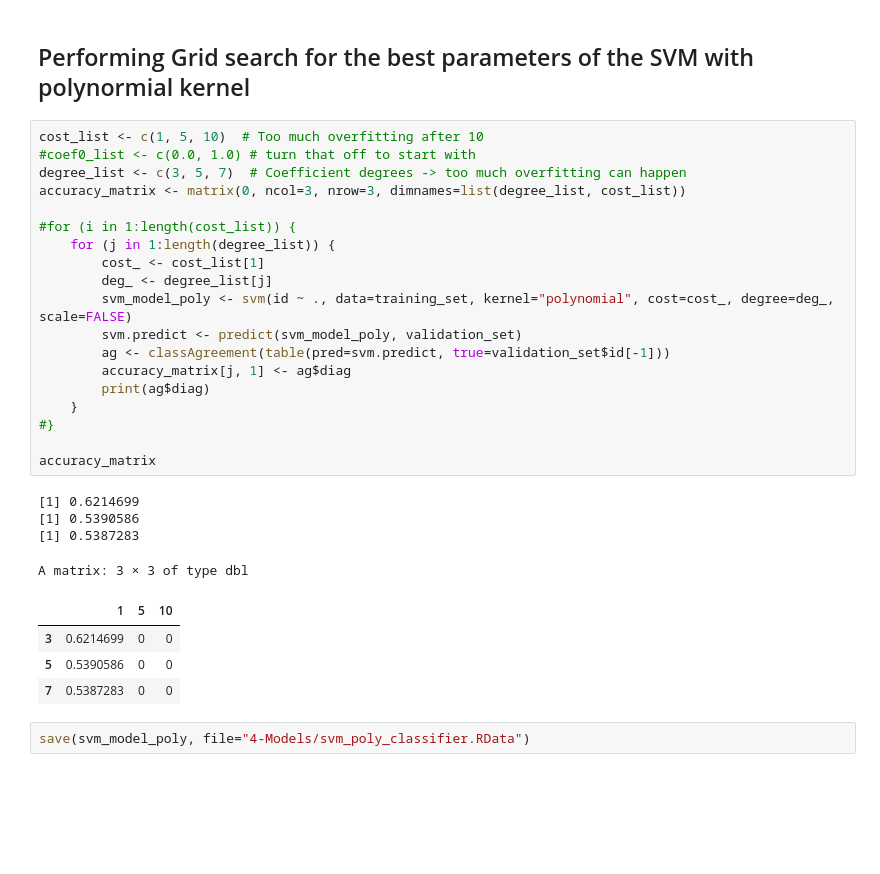
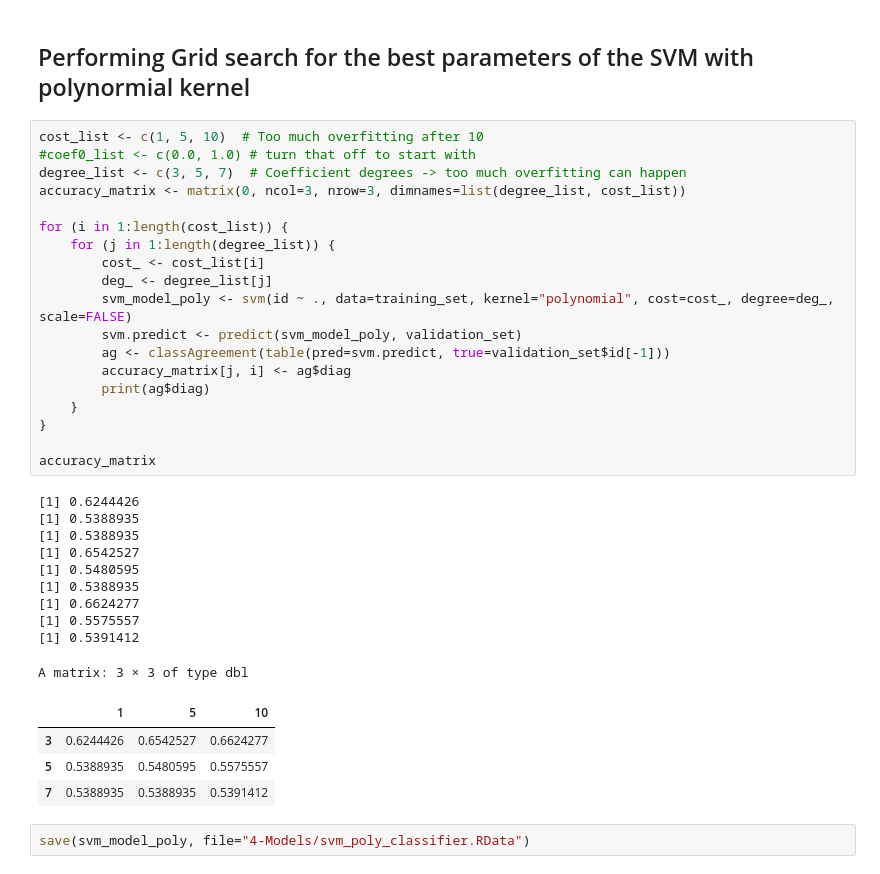
Before and after one commit to khookh/INFO-F-422-DrivenDataChallenge, a Jupyter notebook: Notebook/2.2-SVM.ipynb, the cells around one changed output. Saved outputs shown, nothing was run; the diff lists cells and outputs as text; blank space fills up the shorter version.

```diff
--- a/Notebook/2.2-SVM.ipynb
+++ b/Notebook/2.2-SVM.ipynb
@@ -157,30 +184,36 @@ Multiclass classification is now working, but only few instances are classifier
 # %%
 cost_list <- c(1, 5, 10)  # Too much overfitting after 10
 #coef0_list <- c(0.0, 1.0) # turn that off to start with
 degree_list <- c(3, 5, 7)  # Coefficient degrees -> too much overfitting can happen
 accuracy_matrix <- matrix(0, ncol=3, nrow=3, dimnames=list(degree_list, cost_list))
 
-#for (i in 1:length(cost_list)) {
+for (i in 1:length(cost_list)) {
     for (j in 1:length(degree_list)) {
-        cost_ <- cost_list[1]
+        cost_ <- cost_list[i]
         deg_ <- degree_list[j]
         svm_model_poly <- svm(id ~ ., data=training_set, kernel="polynomial", cost=cost_, degree=deg_, scale=FALSE)
         svm.predict <- predict(svm_model_poly, validation_set)
         ag <- classAgreement(table(pred=svm.predict, true=validation_set$id[-1]))
-        accuracy_matrix[j, 1] <- ag$diag
+        accuracy_matrix[j, i] <- ag$diag
         print(ag$diag)
     }
-#}
+}
 
 accuracy_matrix
 # %% [output]
-[1] 0.6214699
-[1] 0.5390586
-[1] 0.5387283
+[1] 0.6244426
+[1] 0.5388935
+[1] 0.5388935
+[1] 0.6542527
+[1] 0.5480595
+[1] 0.5388935
+[1] 0.6624277
+[1] 0.5575557
+[1] 0.5391412
 A matrix: 3 × 3 of type dbl
 |  | 1 | 5 | 10 |
-| 3 | 0.6214699 | 0 | 0 |
-| 5 | 0.5390586 | 0 | 0 |
-| 7 | 0.5387283 | 0 | 0 |
+| 3 | 0.6244426 | 0.6542527 | 0.6624277 |
+| 5 | 0.5388935 | 0.5480595 | 0.5575557 |
+| 7 | 0.5388935 | 0.5388935 | 0.5391412 |
 # %%
 save(svm_model_poly, file="4-Models/svm_poly_classifier.RData")
```
Also changed, not shown: parts of 7 cells of this notebook, 1 other file.
